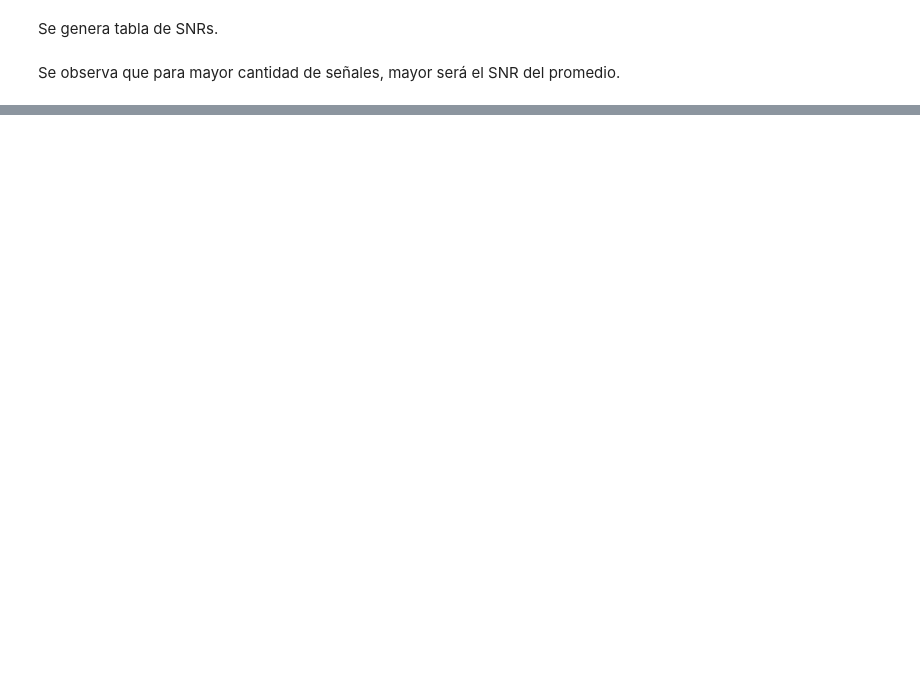
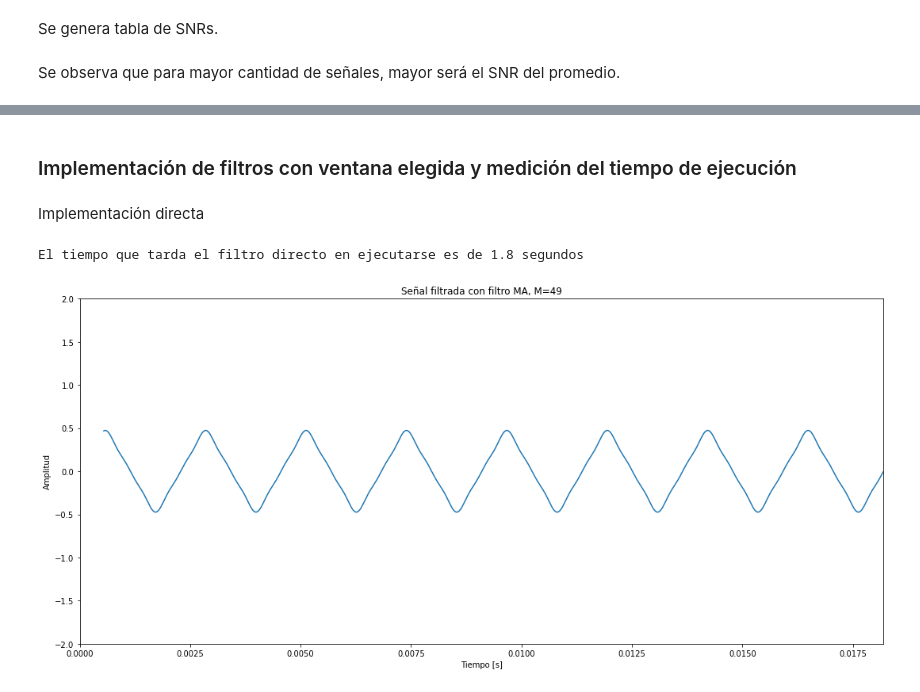
Before and after one commit to martinhaimovich2010/TP1_DSP, a Jupyter notebook: TP1_DSP_Haimovich_Veiga.ipynb, the cells around one changed output, grey strips where cells are left out. Cells and saved outputs as stored; diff of their text form; code cells hidden in the pictures; blank space fills up the shorter version.

```diff
--- a/TP1_DSP_Haimovich_Veiga.ipynb
+++ b/TP1_DSP_Haimovich_Veiga.ipynb
@@ -333,0 +375,12 @@ Se observa que para mayor cantidad de señales, mayor será el SNR del promedio.
+# %%
+def response_MA_f (x ,M, f, fs=44100, pref=0.00002):
+
+    # Creo sinusoide de frecuencia buscada y aplico filtro MA de ancho M
+    sig = np.sin(2*np.arange(len(x))*np.pi*(f/fs))
+
+    MA = mediamovildr(sig, M)
+
+    # Respuesta para la frecuencia buscada
+    res = np.amax(MA)/np.amax(sig)
+
+    return res
@@ -333,0 +436,14 @@ Se observa que para mayor cantidad de señales, mayor será el SNR del promedio.
+# %%
+def M_for_response_f(x,f,response,fs=44100, pref=0.00002):
+    for i in range(1,fs//2):
+        res = np.zeros(len(f))
+        for j in range(len(f)):
+            res[j] = response_MA_f(x,i,f[j])
+        if np.average(res) < response:
+            M_for_R = i
+            break
+    return M_for_R
+
+M_minus90_avg = M_for_response_f(AX1,[880, 1320, 1760, 2200], 0.1)
+
+print("Largo de Ventana MA para atenuar 90% en promedio:", M_minus90_avg)
@@ -333,0 +478,24 @@ Se observa que para mayor cantidad de señales, mayor será el SNR del promedio.
+# %% [markdown]
+### Implementación de filtros con ventana elegida y medición del tiempo de ejecución
+# %% [markdown]
+Implementación directa
+# %%
+inicio = time.time()
+filtranding = mediaMovilD(A, M_minus90_avg)
+final = time.time()
+tiempo = final-inicio
+print("El tiempo que tarda el filtro directo en ejecutarse es de " +str(round(tiempo,2))+ " segundos")
+
+plt.figure(9, figsize=(15,7))
+plt.plot(t[M_minus90_avg//2:], filtranding[M_minus90_avg//2:])
+plt.title('Señal filtrada con filtro MA, M=49')
+plt.xlabel('Tiempo [s]')
+plt.ylabel('Amplitud')
+plt.xlim(0, 8/f0)
+plt.ylim(-2,2)
+
+plt.tight_layout()
+plt.show()
+# %% [output]
+El tiempo que tarda el filtro directo en ejecutarse es de 1.8 segundos
+[figure, added]
```
Also changed, not shown: parts of 53 cells of this notebook, 1 other file.
